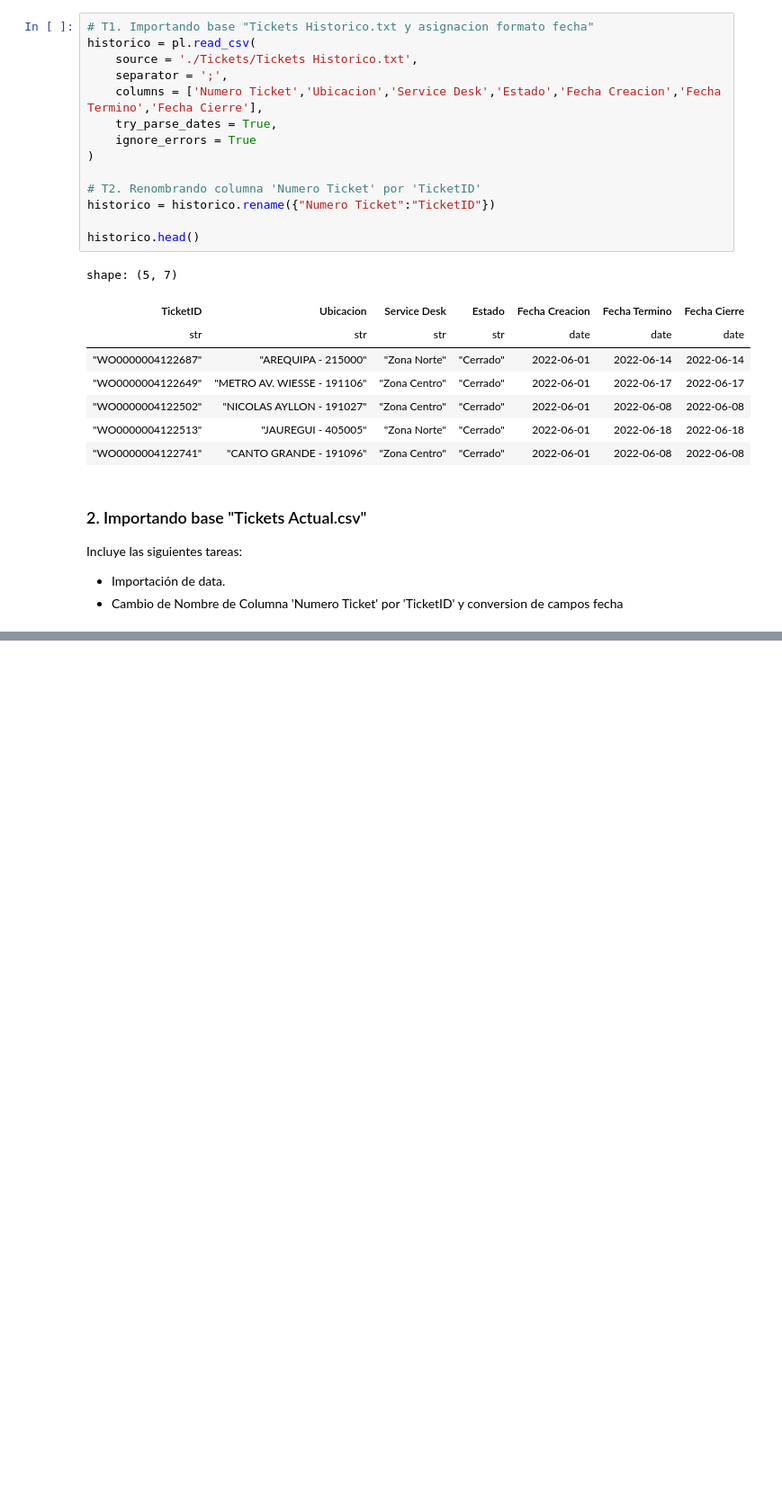
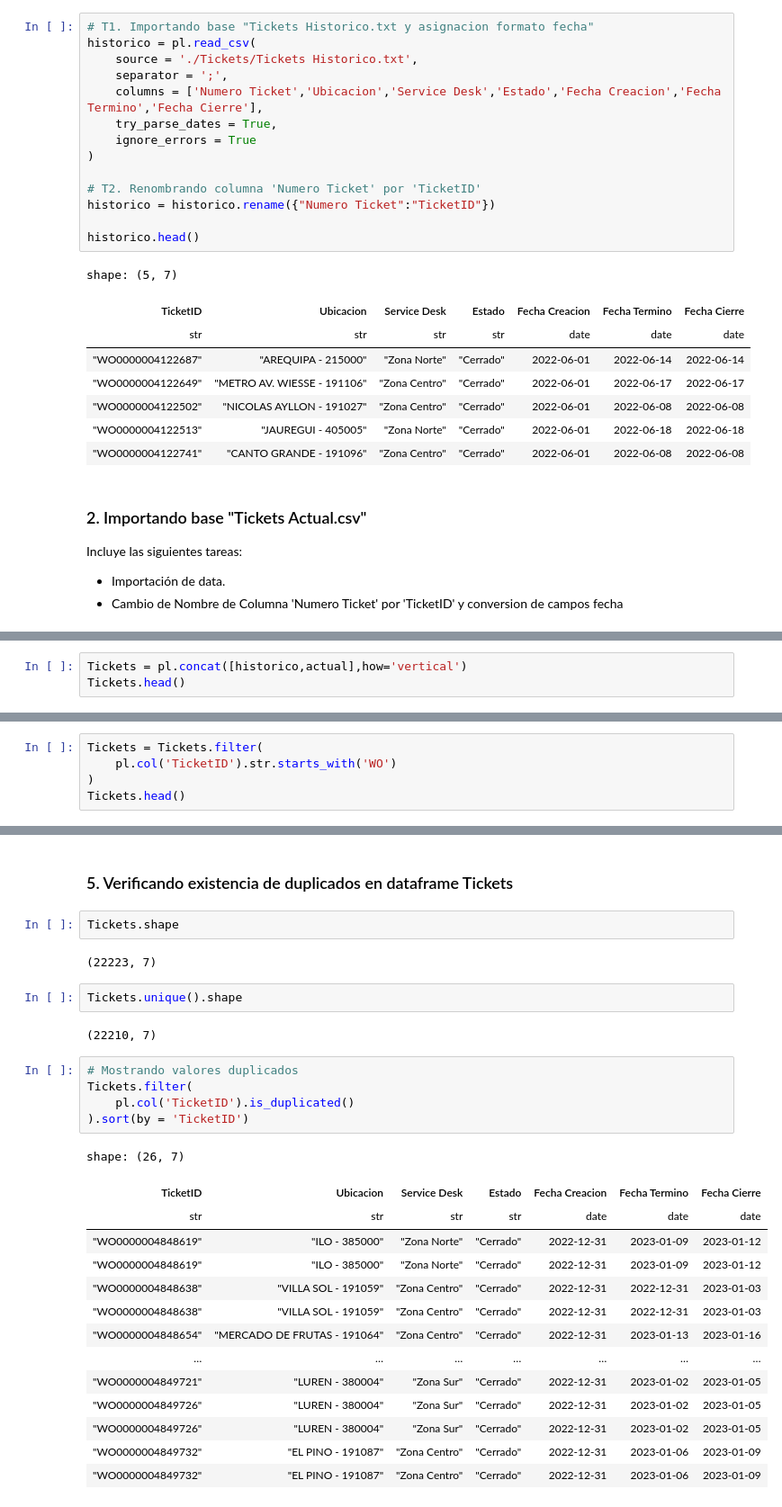
Before and after one commit to iameddyjoe/PYTHON_ETL_E1, a Jupyter notebook: Proceso_ETL.ipynb, the cells around one changed output, grey strips where cells are left out. Shown: that part at 90% size. Saved outputs shown, nothing was run; the diff lists cells and outputs as text; blank space fills up the shorter version.

Commit message:
Base de Tickets Terminada

```diff
--- a/Proceso_ETL.ipynb
+++ b/Proceso_ETL.ipynb
@@ -81,0 +84,3 @@ shape: (5, 7)
+# %%
+Tickets = pl.concat([historico,actual],how='vertical')
+Tickets.head()
@@ -81,0 +99,5 @@ shape: (5, 7)
+# %%
+Tickets = Tickets.filter(
+    pl.col('TicketID').str.starts_with('WO')
+)
+Tickets.head()
@@ -81,0 +113,30 @@ shape: (5, 7)
+# %% [markdown]
+### 5. Verificando existencia de duplicados en dataframe Tickets
+# %%
+Tickets.shape
+# %% [output]
+(22223, 7)
+# %%
+Tickets.unique().shape
+# %% [output]
+(22210, 7)
+# %%
+# Mostrando valores duplicados
+Tickets.filter(
+    pl.col('TicketID').is_duplicated()
+).sort(by = 'TicketID')
+# %% [output]
+shape: (26, 7)
+| TicketID | Ubicacion | Service Desk | Estado | Fecha Creacion | Fecha Termino | Fecha Cierre |
+| str | str | str | str | date | date | date |
+| "WO0000004848619" | "ILO - 385000" | "Zona Norte" | "Cerrado" | 2022-12-31 | 2023-01-09 | 2023-01-12 |
+| "WO0000004848619" | "ILO - 385000" | "Zona Norte" | "Cerrado" | 2022-12-31 | 2023-01-09 | 2023-01-12 |
+| "WO0000004848638" | "VILLA SOL - 191059" | "Zona Centro" | "Cerrado" | 2022-12-31 | 2022-12-31 | 2023-01-03 |
+| "WO0000004848638" | "VILLA SOL - 191059" | "Zona Centro" | "Cerrado" | 2022-12-31 | 2022-12-31 | 2023-01-03 |
+| "WO0000004848654" | "MERCADO DE FRUTAS - 191064" | "Zona Centro" | "Cerrado" | 2022-12-31 | 2023-01-13 | 2023-01-16 |
+| … | … | … | … | … | … | … |
+| "WO0000004849721" | "LUREN - 380004" | "Zona Sur" | "Cerrado" | 2022-12-31 | 2023-01-02 | 2023-01-05 |
+| "WO0000004849726" | "LUREN - 380004" | "Zona Sur" | "Cerrado" | 2022-12-31 | 2023-01-02 | 2023-01-05 |
+| "WO0000004849726" | "LUREN - 380004" | "Zona Sur" | "Cerrado" | 2022-12-31 | 2023-01-02 | 2023-01-05 |
+| "WO0000004849732" | "EL PINO - 191087" | "Zona Centro" | "Cerrado" | 2022-12-31 | 2023-01-06 | 2023-01-09 |
+| "WO0000004849732" | "EL PINO - 191087" | "Zona Centro" | "Cerrado" | 2022-12-31 | 2023-01-06 | 2023-01-09 |
```
Also changed, not shown: parts of 14 cells of this notebook.
